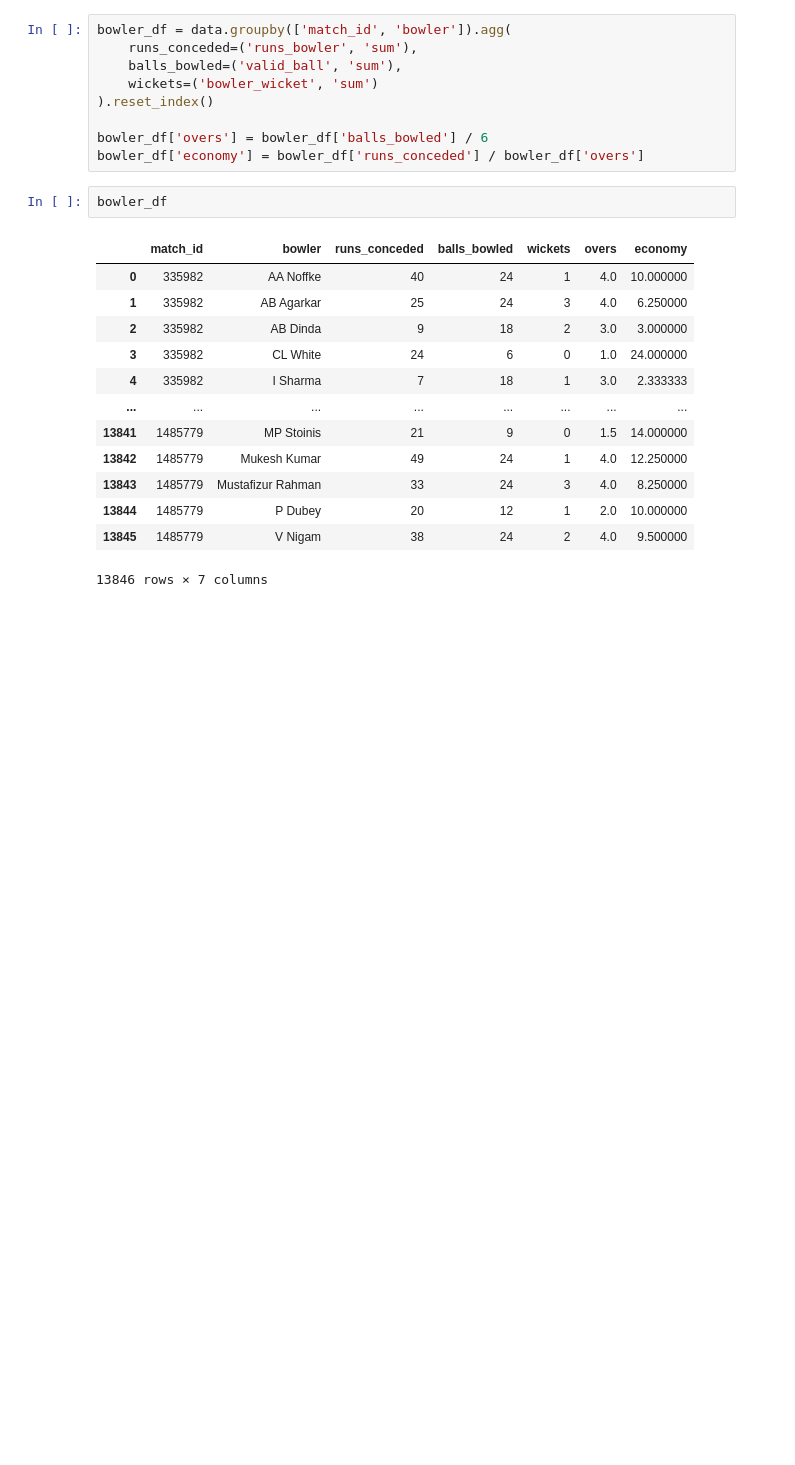
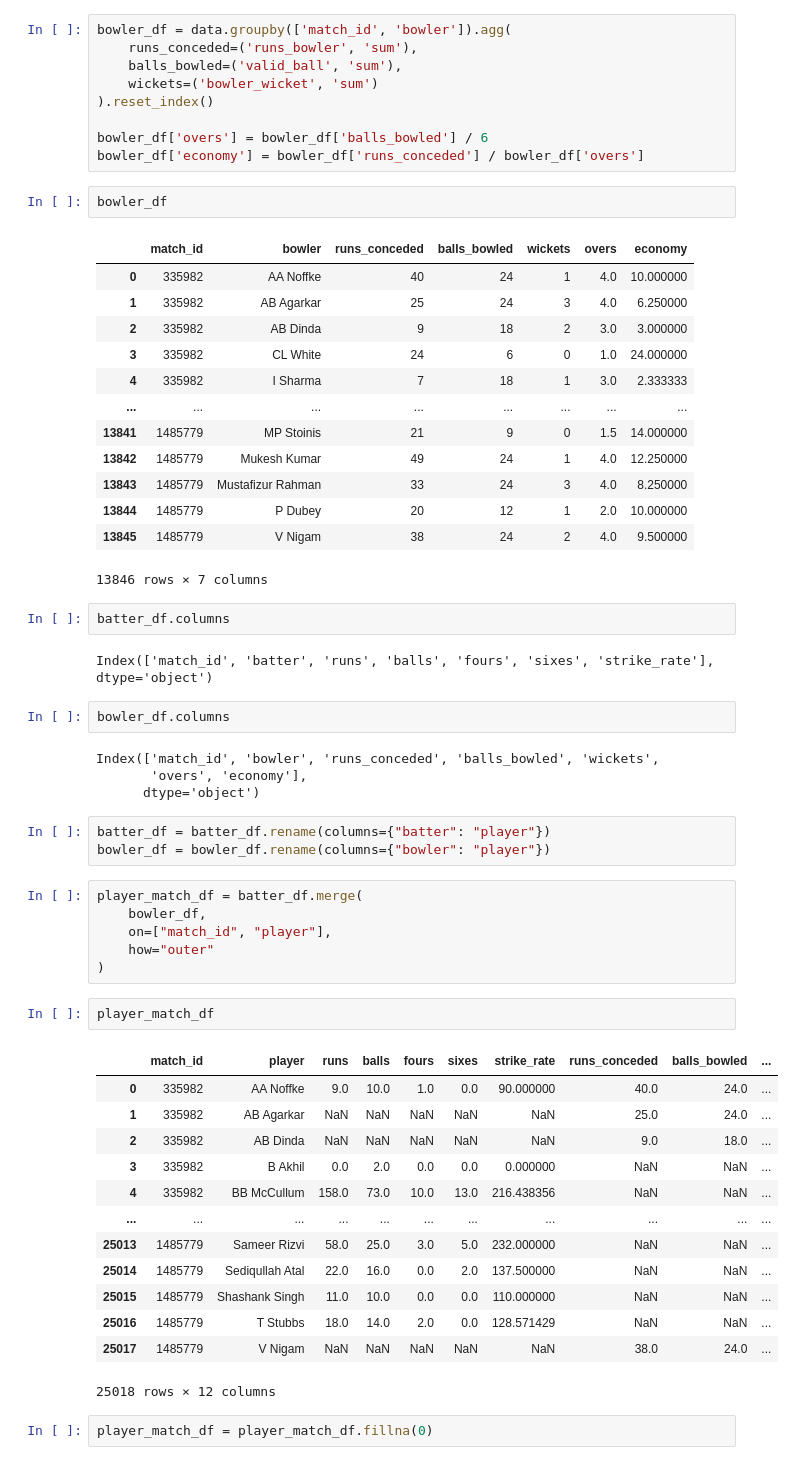
Before and after one commit to GuptaNidhish/FantasyTeamPredictor, a Jupyter notebook: notebooks/EDA.ipynb, the cells around one changed output. Drawn from its saved outputs; the diff is of its cells as text; blank space fills up the shorter version.

```diff
--- a/notebooks/EDA.ipynb
+++ b/notebooks/EDA.ipynb
@@ -121,3 +121,40 @@ bowler_df
 | 13844 | 1485779 | P Dubey | 20 | 12 | 1 | 2.0 | 10.000000 |
 | 13845 | 1485779 | V Nigam | 38 | 24 | 2 | 4.0 | 9.500000 |
 13846 rows × 7 columns
+# %%
+batter_df.columns
+# %% [output]
+Index(['match_id', 'batter', 'runs', 'balls', 'fours', 'sixes', 'strike_rate'], dtype='object')
+# %%
+bowler_df.columns
+# %% [output]
+Index(['match_id', 'bowler', 'runs_conceded', 'balls_bowled', 'wickets',
+       'overs', 'economy'],
+      dtype='object')
+# %%
+batter_df = batter_df.rename(columns={"batter": "player"})
+bowler_df = bowler_df.rename(columns={"bowler": "player"})
+# %%
+player_match_df = batter_df.merge(
+    bowler_df,
+    on=["match_id", "player"],
+    how="outer"
+)
+# %%
+player_match_df
+# %% [output]
+|  | match_id | player | runs | balls | fours | sixes | strike_rate | runs_conceded | balls_bowled | ... |
+| 0 | 335982 | AA Noffke | 9.0 | 10.0 | 1.0 | 0.0 | 90.000000 | 40.0 | 24.0 | ... |
+| 1 | 335982 | AB Agarkar | NaN | NaN | NaN | NaN | NaN | 25.0 | 24.0 | ... |
+| 2 | 335982 | AB Dinda | NaN | NaN | NaN | NaN | NaN | 9.0 | 18.0 | ... |
+| 3 | 335982 | B Akhil | 0.0 | 2.0 | 0.0 | 0.0 | 0.000000 | NaN | NaN | ... |
+| 4 | 335982 | BB McCullum | 158.0 | 73.0 | 10.0 | 13.0 | 216.438356 | NaN | NaN | ... |
+| ... | ... | ... | ... | ... | ... | ... | ... | ... | ... | ... |
+| 25013 | 1485779 | Sameer Rizvi | 58.0 | 25.0 | 3.0 | 5.0 | 232.000000 | NaN | NaN | ... |
+| 25014 | 1485779 | Sediqullah Atal | 22.0 | 16.0 | 0.0 | 2.0 | 137.500000 | NaN | NaN | ... |
+| 25015 | 1485779 | Shashank Singh | 11.0 | 10.0 | 0.0 | 0.0 | 110.000000 | NaN | NaN | ... |
+| 25016 | 1485779 | T Stubbs | 18.0 | 14.0 | 2.0 | 0.0 | 128.571429 | NaN | NaN | ... |
+| 25017 | 1485779 | V Nigam | NaN | NaN | NaN | NaN | NaN | 38.0 | 24.0 | ... |
+25018 rows × 12 columns
+# %%
+player_match_df = player_match_df.fillna(0)
```
Also changed, not shown: parts of 140 cells of this notebook, 2 other files.
